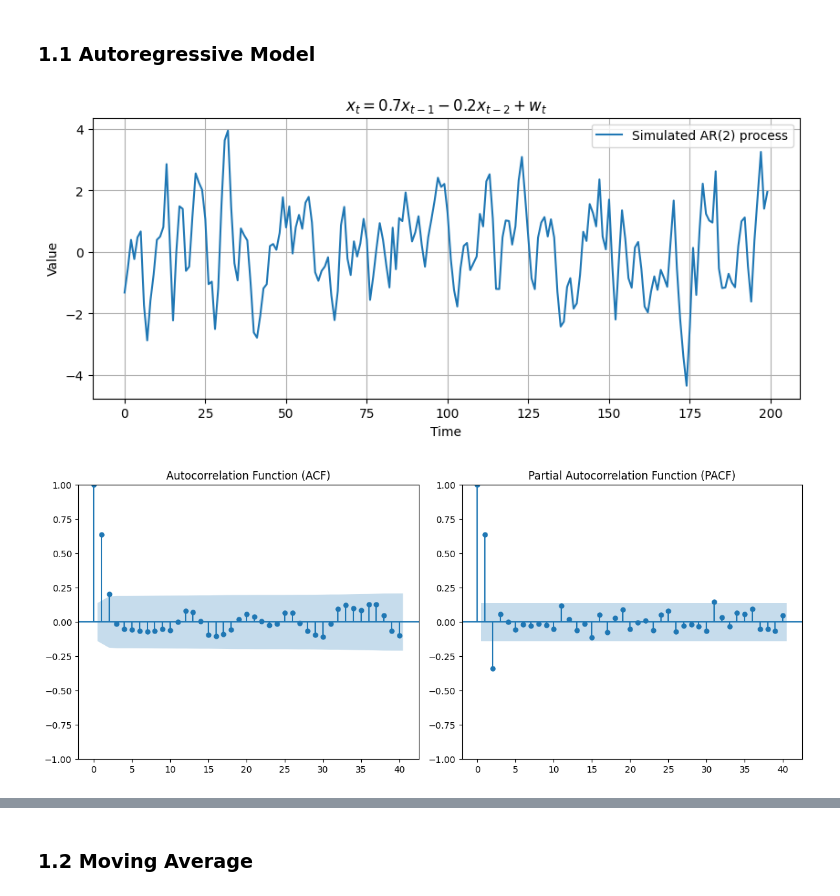
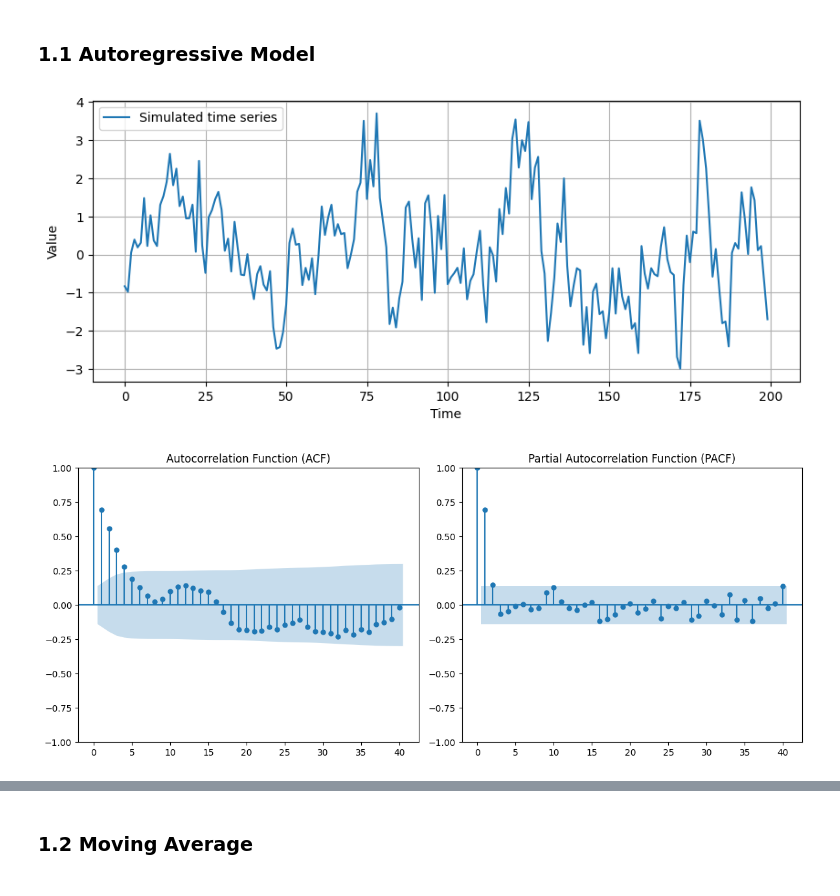
Before and after one commit to V8-Luky/time, a Jupyter notebook: notebooks/04_Exercise.ipynb, the cells around one changed output, grey strips where cells are left out. Cells and saved outputs as stored; diff of their text form; code cells hidden in the pictures.

```diff
--- a/notebooks/04_Exercise.ipynb
+++ b/notebooks/04_Exercise.ipynb
@@ -22,26 +36,25 @@ import numpy as np
 ### 1.1 Autoregressive Model
 # %%
 # AR(2) process coefficients
-ar = np.array([1, -0.7, 0.2])
+ar = np.array([1, -0.5, -0.25])
 ma = np.array([1])
 
 # Create ARMA process
 arma_process = ArmaProcess(ar, ma)
 
 # Generate sample
-x = arma_process.generate_sample(nsample=200)
+x_ar = arma_process.generate_sample(nsample=200)
 
 # Plot
 plt.figure(figsize=(10, 4))
-plt.plot(x, label='Simulated AR(2) process')
-plt.title(r'$x_t = 0.7x_{t-1} - 0.2x_{t-2} + w_t$')
+plt.plot(x_ar, label='Simulated time series')
 plt.xlabel('Time')
 plt.ylabel('Value')
 plt.legend()
 plt.grid(True)
 plt.show()
 # %% [output]
-[figure, old version]
+[figure, new version]
 # %%
 def plot_acf_and_pacf(x, lags=40):
     """Plot ACF and PACF of the time series x."""
@@ -58,6 +71,6 @@ def plot_acf_and_pacf(x, lags=40):
     plt.tight_layout()
     plt.show()
 
-plot_acf_and_pacf(x)
+plot_acf_and_pacf(x_ar)
 # %% [output]
-[figure, old version]
+[figure, new version]
```
Also changed, not shown: parts of 60 cells of this notebook.
